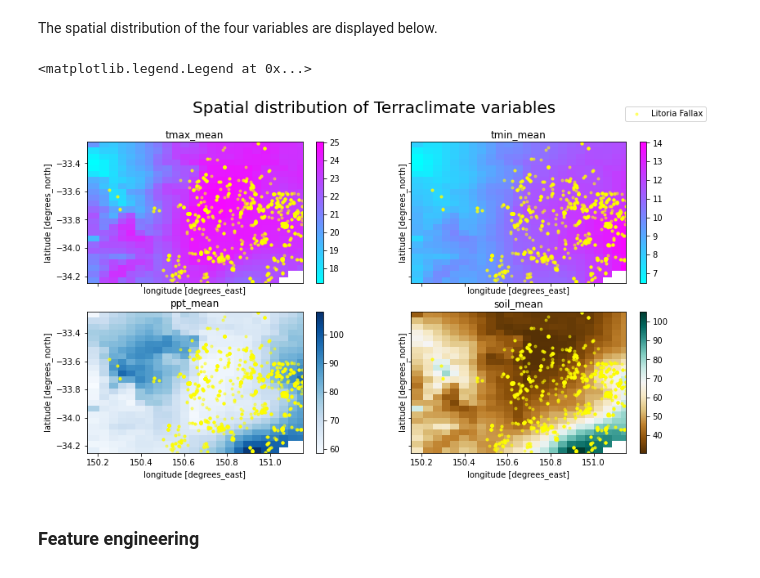
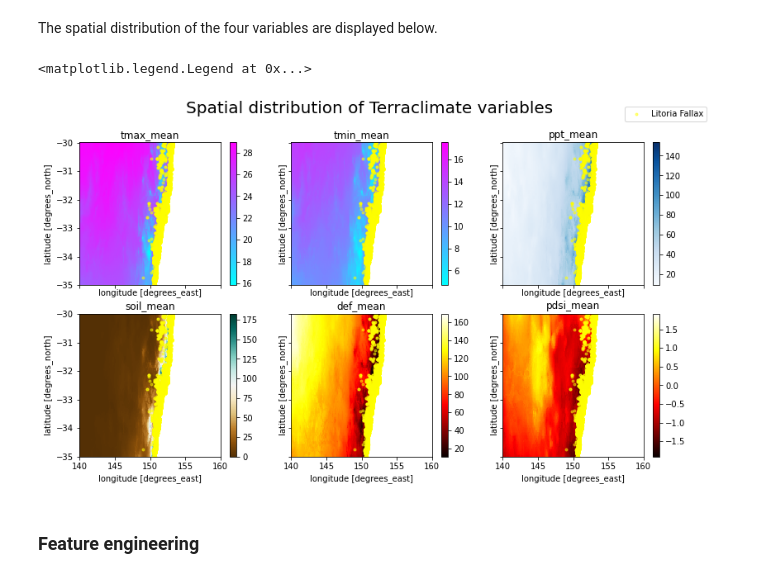
Before and after one commit to vue-dot-com/frogs_project, a Jupyter notebook: challenge_1_LV.ipynb, the cells around one changed output. Saved outputs shown, nothing was run; the diff lists cells and outputs as text; code cells hidden in the pictures.

```diff
--- a/challenge_1_LV.ipynb
+++ b/challenge_1_LV.ipynb
@@ -151,0 +128,10 @@ all_frog_data
+# %%
+# Define the bounding box for Greater Sydney, NSW
+region_name = 'Greater Sydney, NSW'
+min_lon, min_lat = (140.00, -35.00)  # Lower-left corner
+max_lon, max_lat = (160.00, -30.00)  # Upper-right corner
+bbox = (min_lon, min_lat, max_lon, max_lat)
+
+# Load in data
+all_frog_data = get_frogs(data_path+'/training_data/occurrence.txt', year_range=(2010, 2019), bbox=bbox)
+all_frog_data
@@ -391,13 +391,13 @@ tc_metrics = {
 }
 
 # Date range to take
-time_slice = ('2015-01-01','2019-12-31')
+time_slice = ('2010-01-01','2019-12-31')
 
 # Measurements to take
-assets=['tmax', 'tmin', 'ppt', 'soil']
+assets=['tmax', 'tmin', 'ppt', 'soil', 'def', 'pdsi']
 
 # Features to take, in form '<asset>_<metric>'
-features=['tmax_mean', 'tmin_mean', 'ppt_mean', 'soil_mean']
+features=['tmax_mean', 'tmin_mean', 'ppt_mean', 'soil_mean', 'def_mean', 'pdsi_mean']
 
 # Interpolate values to a 512x512 image
 interp_dims = (512, 512)
@@ -417,24 +418,24 @@ array(['tmax_mean', 'tmin_mean', 'ppt_mean', 'soil_mean'], dtype='<U9')
 The spatial distribution of the four variables are displayed below.
 # %%
 nrow = 2
-ncol = 2
+ncol = 3
 fig, ax = plt.subplots(nrow, ncol, figsize=(13, 7), sharex=True, sharey=True)
 
 bands = weather_data.band.values
 filt = frog_data.occurrenceStatus == 1
-cmaps = ["cool", "cool", "Blues", "BrBG"]
+cmaps = ["cool", "cool", "Blues", "BrBG", "hot", "hot"]
 
 for i in range(len(bands)):
     xr.plot.imshow(weather_data[i], 'x', 'y', cmap=cmaps[i], ax=ax[i//ncol, i%ncol])
     ax[i//ncol, i%ncol].set_title(bands[i])
     ax[i//ncol, i%ncol].scatter(frog_data[filt].decimalLongitude, frog_data[filt].decimalLatitude,
                                 color = 'yellow', marker='.', alpha=0.5, label=target_species if i==0 else '')
 
 fig.suptitle("Spatial distribution of Terraclimate variables", fontsize=20)
 fig.legend(loc=(0.85, 0.933))
 # %% [output]
 <matplotlib.legend.Legend at 0x...>
-[figure, old version]
+[figure, new version]
 # %% [markdown]
 ### Feature engineering
 # %% [markdown]
```
Also changed, not shown: parts of 17 cells of this notebook, 1 other file.
